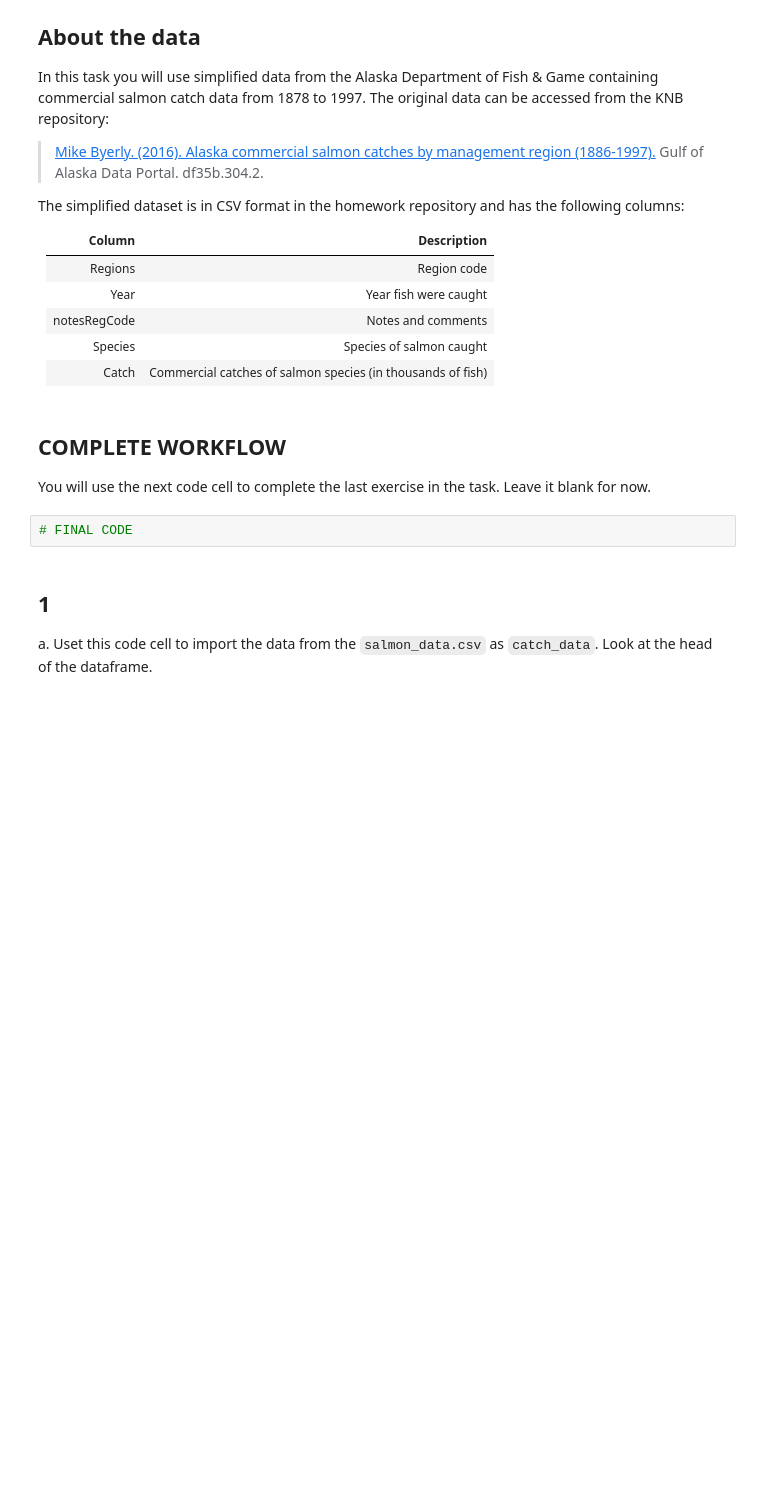
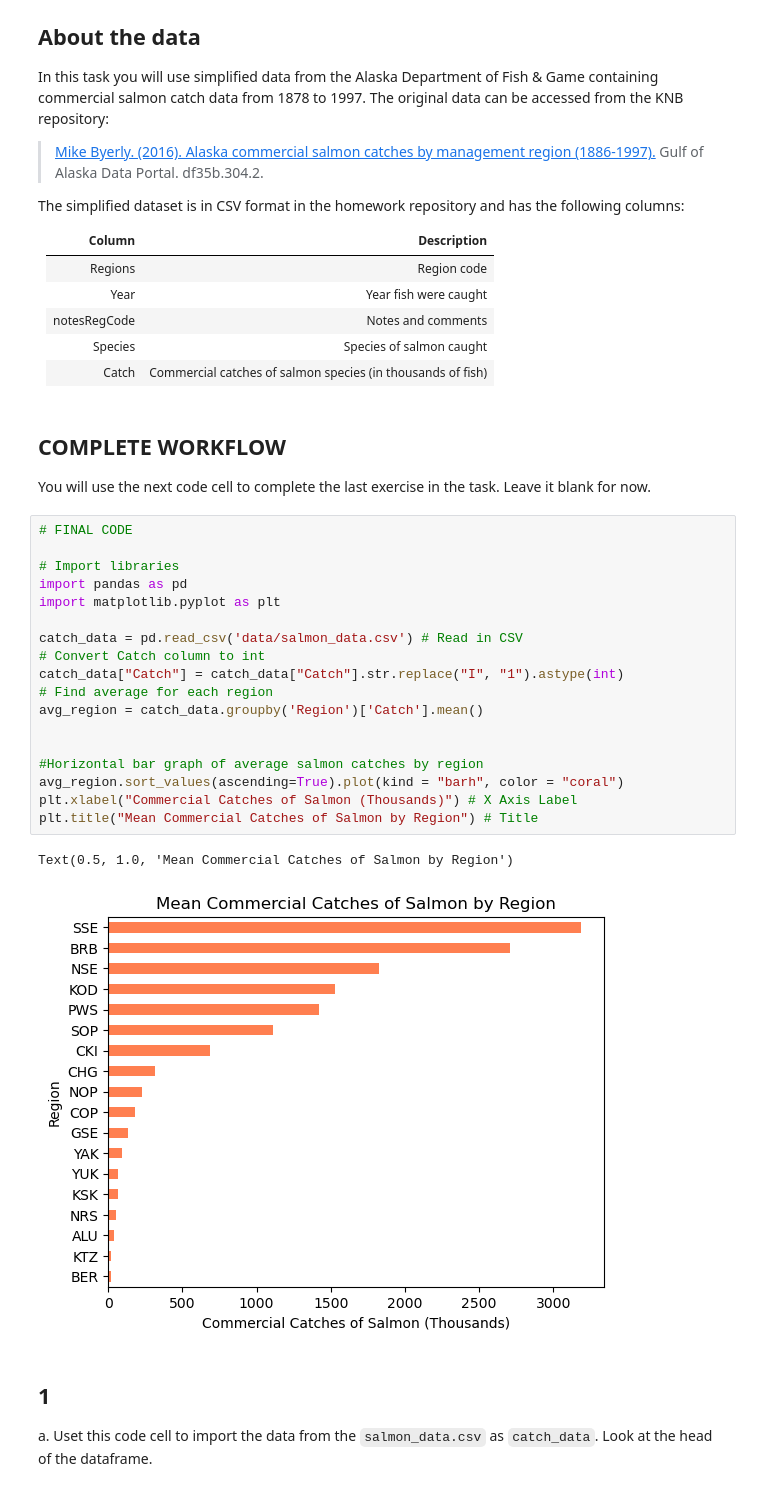
Before and after one commit to willrmull/eds220-hwk2, a Jupyter notebook: task2/hwk2-task2-salmon.ipynb, the cells around one changed output. Cells and saved outputs as stored; diff of their text form; blank space fills up the shorter version.

```diff
--- a/task2/hwk2-task2-salmon.ipynb
+++ b/task2/hwk2-task2-salmon.ipynb
@@ -47,8 +47,27 @@ The simplified dataset is in CSV format in the homework repository and has the f
 ## COMPLETE WORKFLOW
 
 You will use the next code cell to complete the last exercise in the task. Leave it blank for now.
-# %%
-# FINAL CODE
+# %%
+# FINAL CODE
+
+# Import libraries
+import pandas as pd
+import matplotlib.pyplot as plt
+
+catch_data = pd.read_csv('data/salmon_data.csv') # Read in CSV
+# Convert Catch column to int
+catch_data["Catch"] = catch_data["Catch"].str.replace("I", "1").astype(int)
+# Find average for each region
+avg_region = catch_data.groupby('Region')['Catch'].mean()
+
+
+#Horizontal bar graph of average salmon catches by region
+avg_region.sort_values(ascending=True).plot(kind = "barh", color = "coral")
+plt.xlabel("Commercial Catches of Salmon (Thousands)") # X Axis Label
+plt.title("Mean Commercial Catches of Salmon by Region") # Title
+# %% [output]
+Text(0.5, 1.0, 'Mean Commercial Catches of Salmon by Region')
+[figure, added]
 # %% [markdown]
 ## 1
 
```
Also changed, not shown: parts of 6 cells of this notebook.
